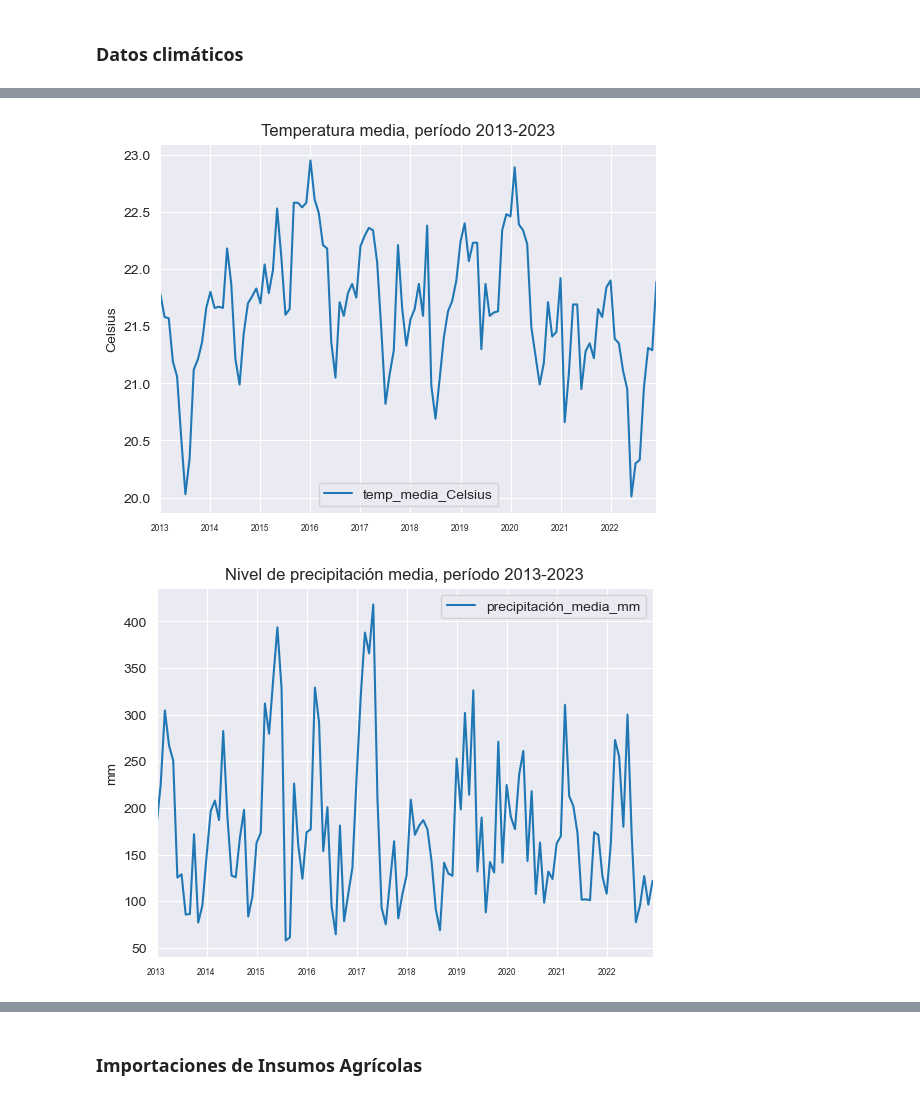
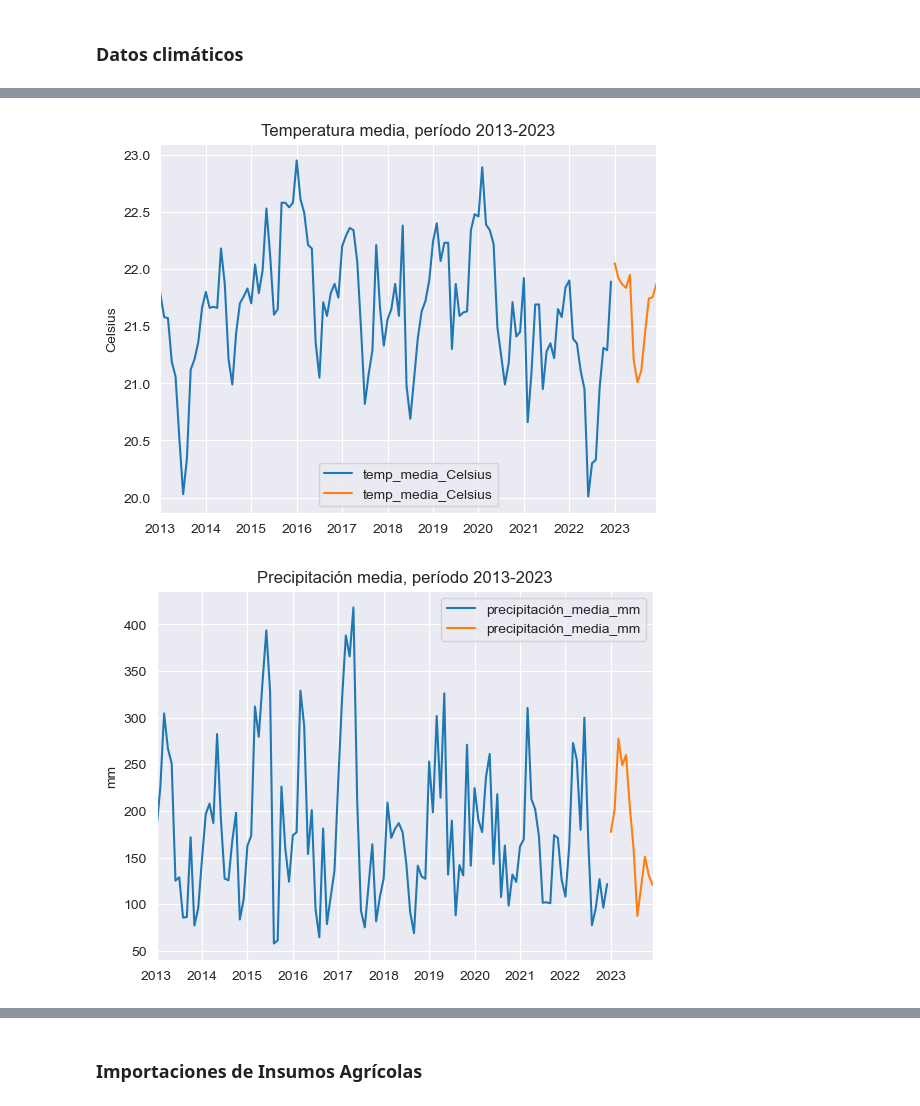
Before and after one commit to IFTrejoM/time-series-fertilizer-price-predictor, a Jupyter notebook: web_scrapping.ipynb, the cells around one changed output, grey strips where cells are left out. Saved outputs shown, nothing was run; the diff lists cells and outputs as text; code cells hidden in the pictures.

```diff
--- a/web_scrapping.ipynb
+++ b/web_scrapping.ipynb
@@ -312,0 +342,14 @@ datos_climáticos = pd.DataFrame(
+# %%
+datos_climáticos['Mes'] = datos_climáticos.index.month
+
+rango_meses_2023 = pd.date_range(start='2023-01', end='2024-01', freq='M')
+
+medias_mensuales_clima = datos_climáticos\
+    .groupby('Mes')\
+    [['precipitación_media_mm', 'temp_media_Celsius']]\
+    .mean()\
+    .reset_index()\
+    .drop(columns = ['Mes'])\
+    .set_index(rango_meses_2023)
+
+medias_mensuales_clima
@@ -313,21 +370,23 @@ datos_climáticos = pd.DataFrame(
 # %%
 # Graficar temperatura media:
 datos_climáticos['temp_media_Celsius'].plot()
+medias_mensuales_clima['temp_media_Celsius'].plot()
 plt.title(f"Temperatura media, período {primer_año_análisis}-{último_año_análisis}")
 plt.ylabel("Celsius")
 plt.legend()
 
 plt.show()
 # %% [output]
-[figure, old version]
+[figure, new version]
 # %%
 # Graficar precipitaciones:
 datos_climáticos['precipitación_media_mm'].plot()
-plt.title(f"Nivel de precipitación media, período {primer_año_análisis}-{último_año_análisis}")
+medias_mensuales_clima['precipitación_media_mm'].plot()
+plt.title(f"Precipitación media, período {primer_año_análisis}-{último_año_análisis}")
 plt.ylabel("mm")
 plt.legend()
 
 plt.show()
 plt.show()
 # %% [output]
-[figure, old version]
+[figure, new version]
```
Also changed, not shown: parts of 21 cells of this notebook, 3 other files.
